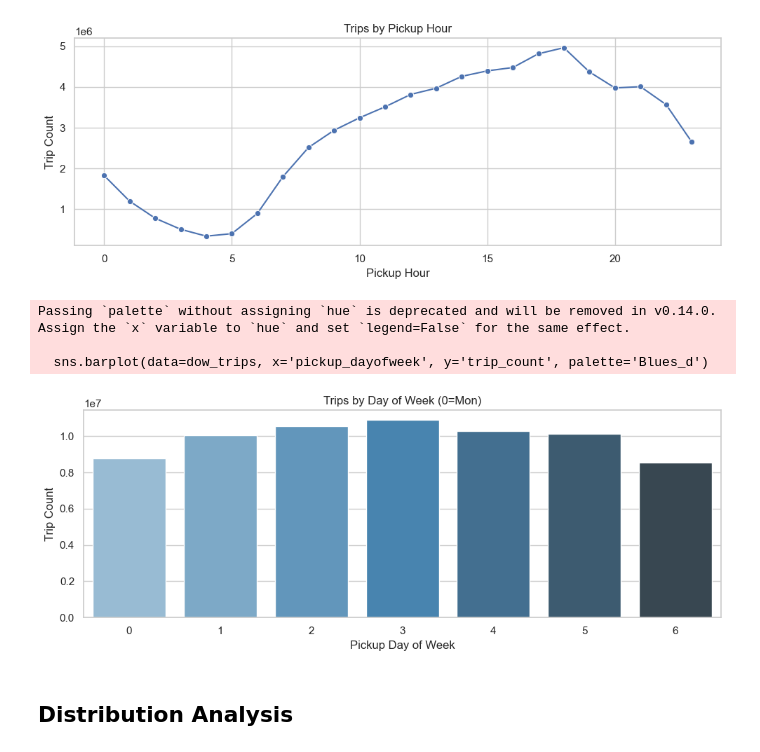
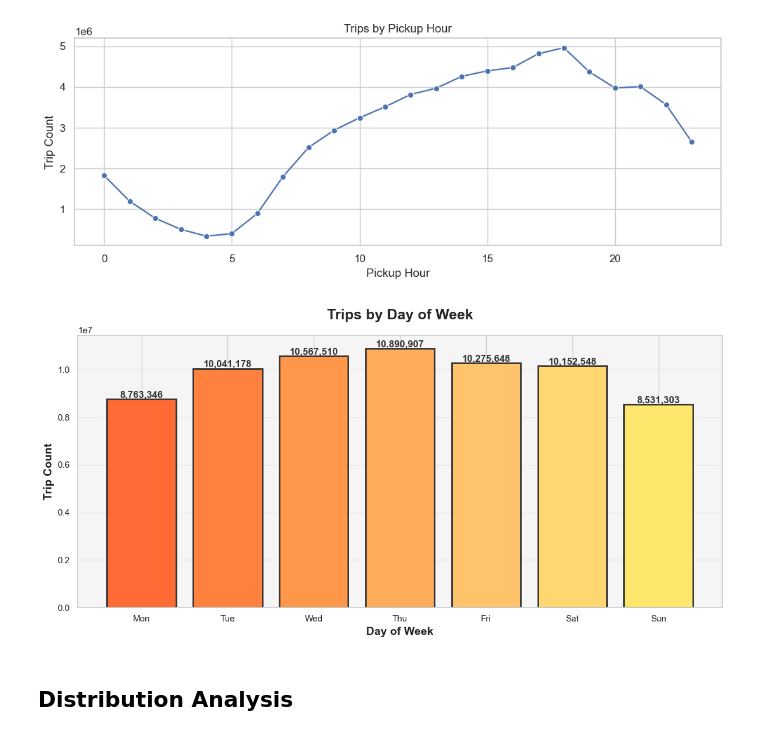
Before and after one commit to ellieryus/nyc-mobility-analysis, a Jupyter notebook: notebooks/exploratory/eda_processed_data.executed.ipynb, the cells around one changed output. Cells and saved outputs as stored; diff of their text form; code cells hidden in the pictures.

```diff
--- a/notebooks/exploratory/eda_processed_data.executed.ipynb
+++ b/notebooks/exploratory/eda_processed_data.executed.ipynb
@@ -143,25 +143,68 @@ plt.show()
 # %% [output]
 [figure]
 # %%
+# Aggregate
 dow_trips = (
     df.groupby('pickup_dayofweek')
     .size()
     .rename('trip_count')
     .reset_index()
     .sort_values('pickup_dayofweek')
 )
-plt.figure(figsize=(10, 4))
-sns.barplot(data=dow_trips, x='pickup_dayofweek', y='trip_count', palette='Blues_d')
-plt.title('Trips by Day of Week (0=Mon)')
-plt.xlabel('Pickup Day of Week')
-plt.ylabel('Trip Count')
+
+# Add day names
+day_names = ['Mon', 'Tue', 'Wed', 'Thu', 'Fri', 'Sat', 'Sun']
+dow_trips['day_name'] = dow_trips['pickup_dayofweek'].map(
+    lambda x: day_names[x]
+)
+
+# Create orange to yellow gradient
+from matplotlib.colors import LinearSegmentedColormap
+
+# Create custom colormap (orange → yellow)
+colors_gradient = ['#FF6B35', '#FF8C42', '#FFAD5A', '#FFCF73', '#FFE66D']
+n_bins = len(dow_trips)
+cmap = LinearSegmentedColormap.from_list('orange_yellow', colors_gradient, N=n_bins)
+
+# Get colors for each bar
+bar_colors = [cmap(i/n_bins) for i in range(n_bins)]
+
+# Plot
+plt.figure(figsize=(12, 6))
+bars = plt.bar(
+    dow_trips['day_name'],
+    dow_trips['trip_count'],
+    color=bar_colors,
+    edgecolor='#333333',
+    linewidth=2
+)
+
+# Add values
+for bar in bars:
+    height = bar.get_height()
+    plt.text(
+        bar.get_x() + bar.get_width()/2.,
+        height,
+        f'{int(height):,}',
+        ha='center',
+        va='bottom',
+        fontsize=12,
+        fontweight='bold',
+        color='#333333'
+    )
+
+plt.title('Trips by Day of Week', fontsize=18, fontweight='bold', pad=20)
+plt.xlabel('Day of Week', fontsize=14, fontweight='bold')
+plt.ylabel('Trip Count', fontsize=14, fontweight='bold')
+plt.grid(axis='y', alpha=0.3, linestyle='--', linewidth=1)
+
+# Style
+plt.gca().set_facecolor('#F5F5F5')
+plt.gcf().patch.set_facecolor('white')
 plt.tight_layout()
 plt.show()
 # %% [output]
-Passing `palette` without assigning `hue` is deprecated and will be removed in v0.14.0. Assign the `x` variable to `hue` and set `legend=False` for the same effect.
-
-  sns.barplot(data=dow_trips, x='pickup_dayofweek', y='trip_count', palette='Blues_d')
-[figure, old version]
+[figure, new version]
 # %% [markdown]
 ## Distribution Analysis
 # %%
```
